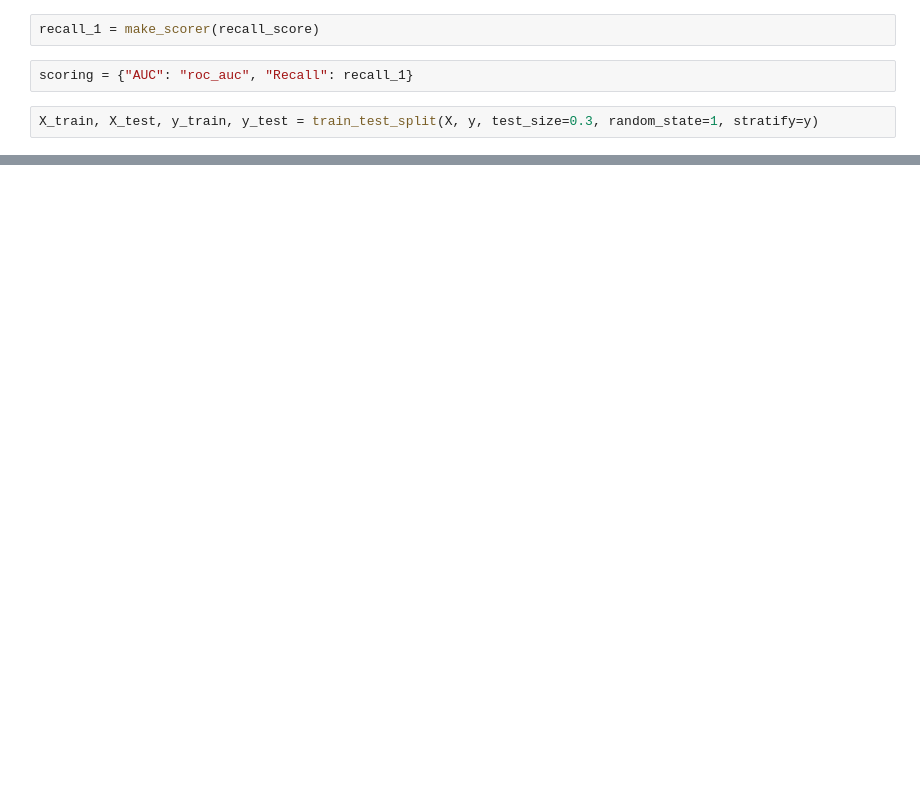
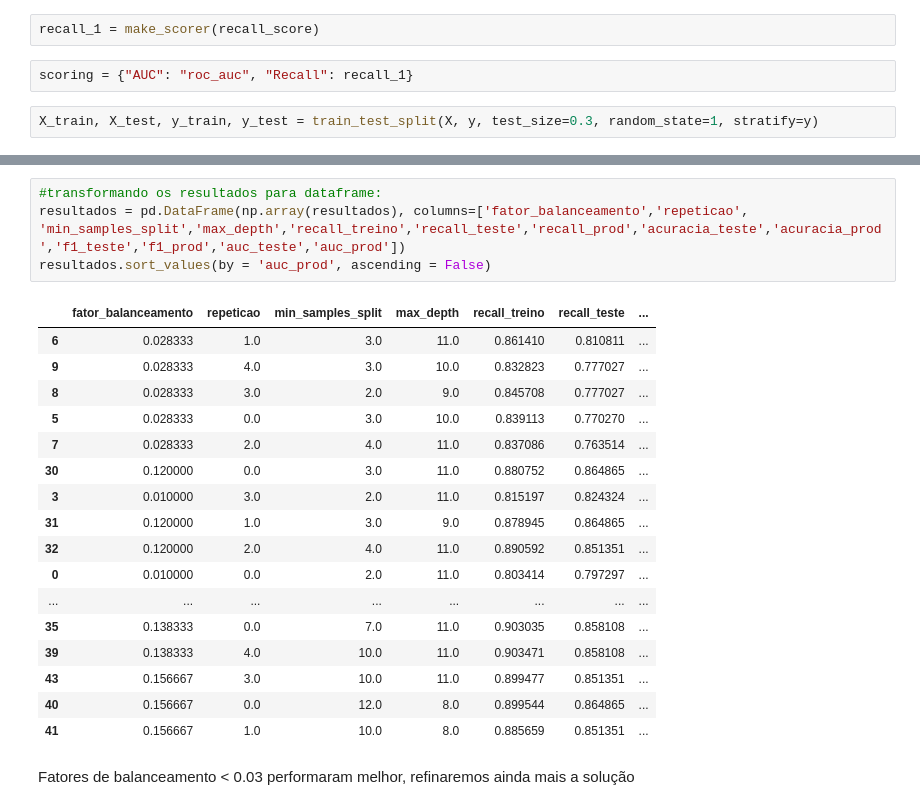
Before and after one commit to webercg/CreditCard-Fraud, a Jupyter notebook: Deteccao de Fraude.ipynb, the cells around one changed output, grey strips where cells are left out. Cells and saved outputs as stored; diff of their text form; blank space fills up the shorter version.

```diff
--- a/Deteccao de Fraude.ipynb
+++ b/Deteccao de Fraude.ipynb
@@ -870,0 +1219,24 @@ recall_1_treino_dt
+# %%
+#transformando os resultados para dataframe:
+resultados = pd.DataFrame(np.array(resultados), columns=['fator_balanceamento','repeticao', 'min_samples_split','max_depth','recall_treino','recall_teste','recall_prod','acuracia_teste','acuracia_prod','f1_teste','f1_prod','auc_teste','auc_prod'])
+resultados.sort_values(by = 'auc_prod', ascending = False)
+# %% [output]
+|  | fator_balanceamento | repeticao | min_samples_split | max_depth | recall_treino | recall_teste | ... |
+| 6 | 0.028333 | 1.0 | 3.0 | 11.0 | 0.861410 | 0.810811 | ... |
+| 9 | 0.028333 | 4.0 | 3.0 | 10.0 | 0.832823 | 0.777027 | ... |
+| 8 | 0.028333 | 3.0 | 2.0 | 9.0 | 0.845708 | 0.777027 | ... |
+| 5 | 0.028333 | 0.0 | 3.0 | 10.0 | 0.839113 | 0.770270 | ... |
+| 7 | 0.028333 | 2.0 | 4.0 | 11.0 | 0.837086 | 0.763514 | ... |
+| 30 | 0.120000 | 0.0 | 3.0 | 11.0 | 0.880752 | 0.864865 | ... |
+| 3 | 0.010000 | 3.0 | 2.0 | 11.0 | 0.815197 | 0.824324 | ... |
+| 31 | 0.120000 | 1.0 | 3.0 | 9.0 | 0.878945 | 0.864865 | ... |
+| 32 | 0.120000 | 2.0 | 4.0 | 11.0 | 0.890592 | 0.851351 | ... |
+| 0 | 0.010000 | 0.0 | 2.0 | 11.0 | 0.803414 | 0.797297 | ... |
+| ... | ... | ... | ... | ... | ... | ... | ... |
+| 35 | 0.138333 | 0.0 | 7.0 | 11.0 | 0.903035 | 0.858108 | ... |
+| 39 | 0.138333 | 4.0 | 10.0 | 11.0 | 0.903471 | 0.858108 | ... |
+| 43 | 0.156667 | 3.0 | 10.0 | 11.0 | 0.899477 | 0.851351 | ... |
+| 40 | 0.156667 | 0.0 | 12.0 | 8.0 | 0.899544 | 0.864865 | ... |
+| 41 | 0.156667 | 1.0 | 10.0 | 8.0 | 0.885659 | 0.851351 | ... |
+# %% [markdown]
+Fatores de balanceamento < 0.03 performaram melhor, refinaremos ainda mais a solução
```
Also changed, not shown: parts of 168 cells of this notebook.
